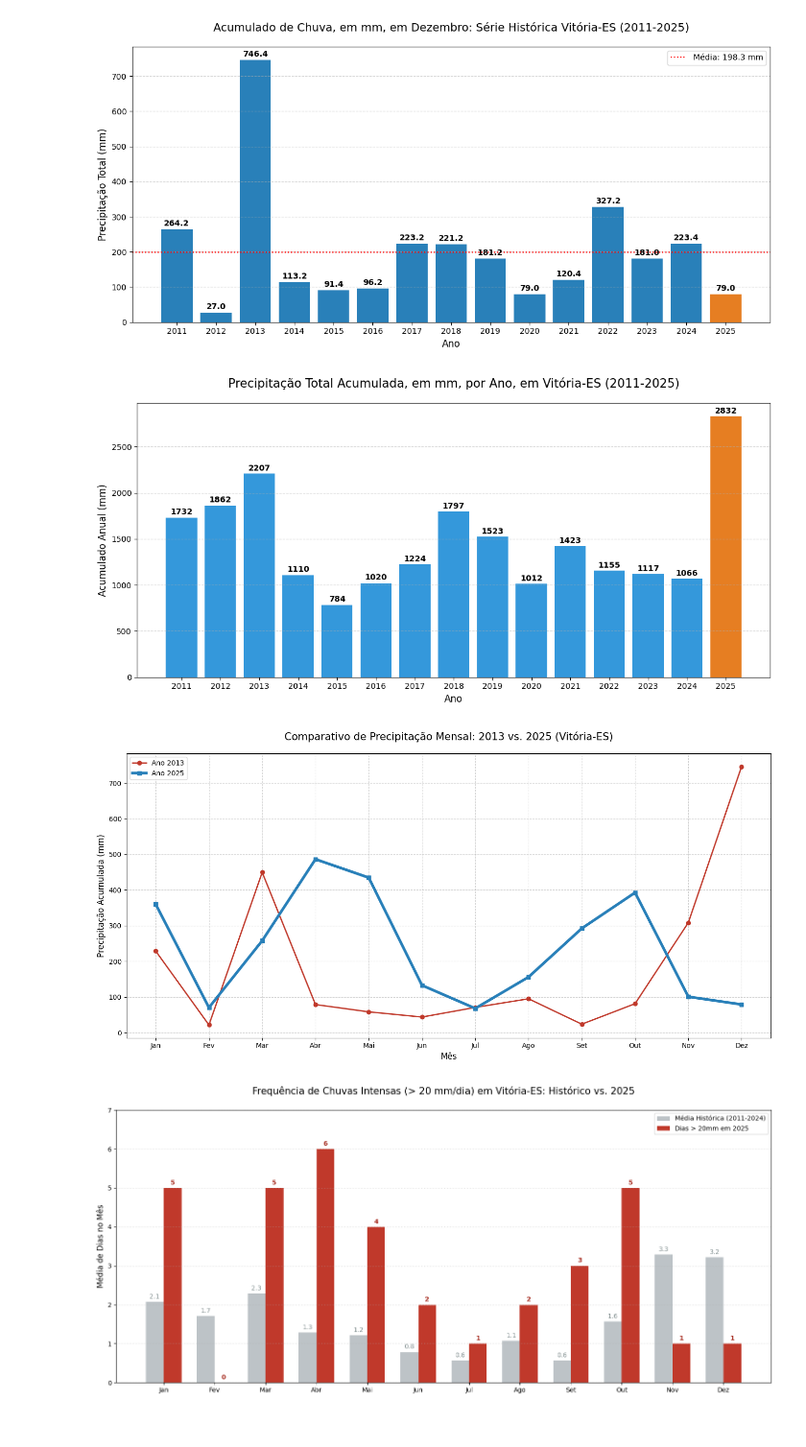
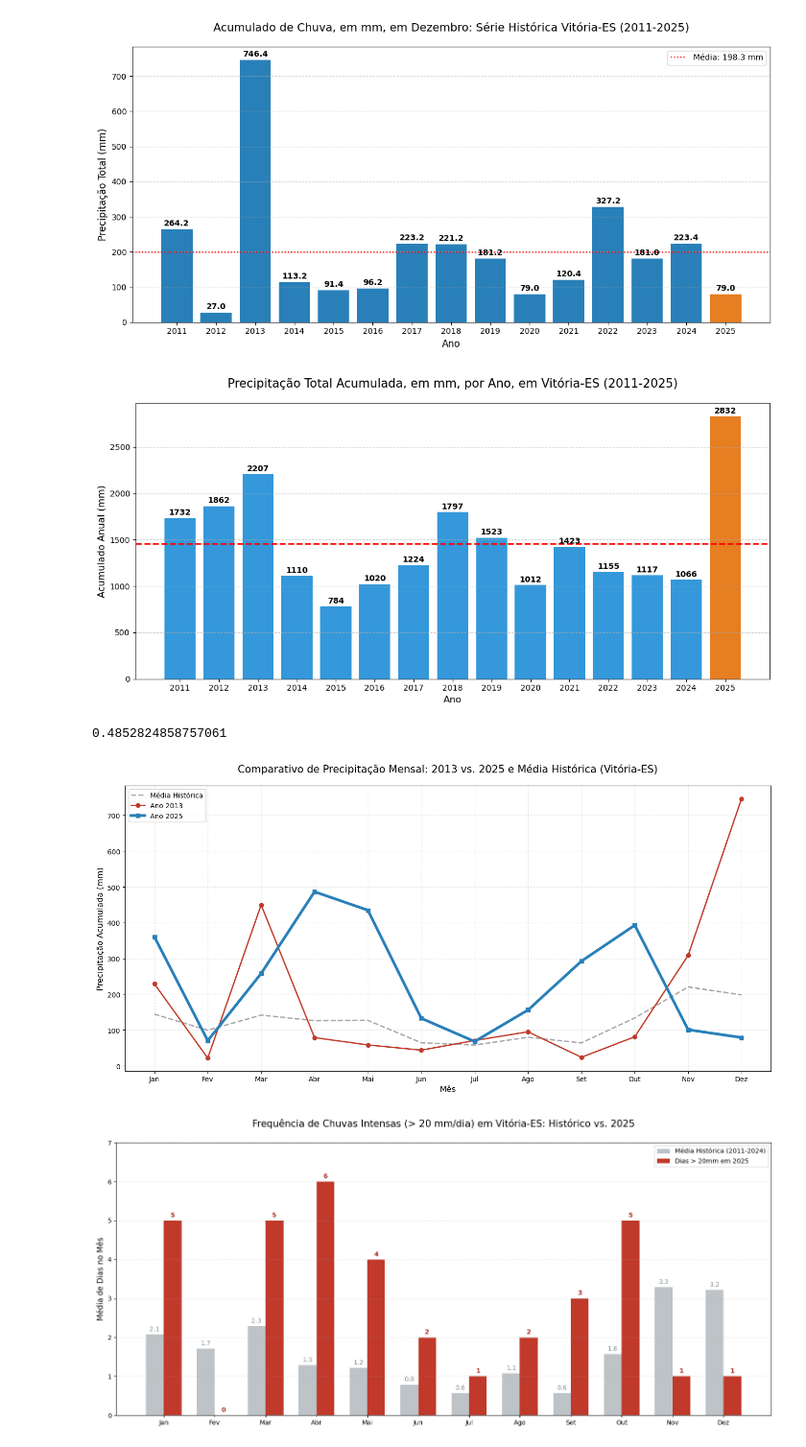
Before and after one commit to Aofacy/secretaria_meio_ambiente, a Jupyter notebook: meteorologia/vitoria/transforming.ipynb, the cells around one changed output. Shown at 96% size. Cells and saved outputs as stored; diff of their text form; code cells hidden in the pictures.

Commit message:
Novos gráficos
Aperfeiçoamento e novos gráficos gerados no dia 15/01/2026

```diff
--- a/meteorologia/vitoria/transforming.ipynb
+++ b/meteorologia/vitoria/transforming.ipynb
@@ -477,0 +497,33 @@ plt.show()
+# %%
+# 1. Preparação: Calculamos o total de chuva para cada mês/ano
+# Nomeamos explicitamente as chaves 'Ano' e 'Mes' para evitar conflito com 'Data'
+chuva_mensal_por_ano = df_meteorologia.groupby(
+    [df_meteorologia['Data'].dt.year.rename('Ano'),
+     df_meteorologia['Data'].dt.month.rename('Mes')]
+)['Precipitacao_mm'].sum().reset_index()
+
+# 2. Calculamos a média desses totais para cada mês (2011-2025)
+media_mensal_periodo = chuva_mensal_por_ano.groupby('Mes')['Precipitacao_mm'].mean()
+
+# 3. Criação do Gráfico de Barras
+plt.figure(figsize=(12, 6))
+meses_nomes = ['Jan', 'Fev', 'Mar', 'Abr', 'Mai', 'Jun', 'Jul', 'Ago', 'Set', 'Out', 'Nov', 'Dez']
+
+# Plotagem com cor institucional (Slate Blue)
+barras = plt.bar(media_mensal_periodo.index, media_mensal_periodo.values, color='#3498db', alpha=0.8)
+
+# Rótulos de dados para precisão técnica na SEMAM
+for barra in barras:
+    yval = barra.get_height()
+    plt.text(barra.get_x() + barra.get_width()/2, yval + 2,
+             f'{yval:.1f}', ha='center', va='bottom', fontweight='bold', fontsize=10)
+
+# Customização final
+plt.title('Média Mensal Histórica de Precipitação (2011-2025) - Vitória-ES', fontsize=15, pad=20)
+plt.ylabel('Precipitação Média Acumulada (mm)', fontsize=12)
+plt.xlabel('Mês', fontsize=12)
+plt.xticks(range(1, 13), meses_nomes)
+plt.grid(axis='y', linestyle='--', alpha=0.4)
+
+plt.tight_layout()
+plt.show()
@@ -599,68 +653,91 @@ plt.show()
 # %%
 # 1. Agrupar os dados por ano e somar a precipitação
 # Extraímos o ano diretamente da coluna de data que você formatou
 acumulado_anual = df_meteorologia.groupby(df_meteorologia['Data'].dt.year)['Precipitacao_mm'].sum()
 
 # 2. Configurar as cores: Azul para o histórico e Laranja para o ano atual (parcial)
 cores = ['#3498db' if ano < 2025 else '#e67e22' for ano in acumulado_anual.index]
 
 # 3. Criar o gráfico de barras
 plt.figure(figsize=(12, 6))
 barras = plt.bar(acumulado_anual.index, acumulado_anual.values, color=cores)
 
 # 4. Adicionar rótulos de dados (Data Labels) no topo de cada barra
 for barra in barras:
     yval = barra.get_height()
     plt.text(barra.get_x() + barra.get_width()/2, yval + 15,
              f'{yval:.0f}', ha='center', va='bottom', fontsize=10, fontweight='bold')
 
 # 5. Customização Técnica
 plt.title('Precipitação Total Acumulada, em mm, por Ano, em Vitória-ES (2011-2025)', fontsize=15, pad=20)
 plt.xlabel('Ano', fontsize=12)
 plt.ylabel('Acumulado Anual (mm)', fontsize=12)
 plt.xticks(acumulado_anual.index) # Garante que todos os anos apareçam no eixo X
 plt.grid(axis='y', linestyle='--', alpha=0.6)
 
+# --- CÁLCULO DA MÉDIA GLOBAL ---
+# Como 2025 está completo, usamos .mean() direto em todo o conjunto de dados
+media_total = acumulado_anual.mean()
+
+# --- LINHA DA MÉDIA ATUALIZADA ---
+# A linha agora representa a média de todo o período (2011-2025)
+plt.axhline(y=media_total, color='red', linestyle='--', linewidth=2,
+            label=f'Média do Período ({media_total:.0f} mm)')
+
 plt.tight_layout()
 plt.show()
 # %% [output]
-[figure, old version]
+[figure, new version]
+# %%
+(2832-media_total)/2832
+# %% [output]
+0.4852824858757061
 # %%
-
 # 1. Preparação: Garantir que temos colunas de Ano e Mês
-# Baseado na limpeza que você já fez no seu notebook
 df_meteorologia['Ano'] = df_meteorologia['Data'].dt.year
 df_meteorologia['Mes'] = df_meteorologia['Data'].dt.month
 
 # 2. Agrupar para obter o acumulado mensal de cada ano
+# Primeiro, somamos a chuva de cada mês/ano
 chuva_mensal_ano = df_meteorologia.groupby(['Ano', 'Mes'])['Precipitacao_mm'].sum().reset_index()
-# 3. Filtrar especificamente os anos de 2013 e 2025
+
+# 3. Calcular a Média Histórica
+# Agora, tiramos a média desses acumulados mensais agrupando apenas por 'Mes'
+media_historica = chuva_mensal_ano.groupby('Mes')['Precipitacao_mm'].mean()
+
+# 4. Filtrar especificamente os anos de 2013 e 2025
 dados_2013 = chuva_mensal_ano[chuva_mensal_ano['Ano'] == 2013].set_index('Mes')['Precipitacao_mm']
 dados_2025 = chuva_mensal_ano[chuva_mensal_ano['Ano'] == 2025].set_index('Mes')['Precipitacao_mm']
 
-# 4. Criação do Gráfico Comparativo
+# 5. Criação do Gráfico Comparativo
 plt.figure(figsize=(14, 7))
+
+# Linha da Média Histórica (Tracejada Cinza)
+plt.plot(media_historica.index, media_historica.values,
+         label='Média Histórica', color='gray', linestyle='--', linewidth=2, alpha=0.7)
 
 # Linha de 2013 (Ano de referência para eventos extremos)
 plt.plot(dados_2013.index, dados_2013.values,
          label='Ano 2013', color='#c0392b', linewidth=2, marker='o')
 
 # Linha de 2025 (Ano Atual)
+# Nota: Se 2025 ainda estiver no início, o gráfico mostrará apenas os meses disponíveis
 plt.plot(dados_2025.index, dados_2025.values,
          label='Ano 2025', color='#2980b9', linewidth=4, marker='s')
 
 # Customização técnica para SEMAM
-plt.title('Comparativo de Precipitação Mensal: 2013 vs. 2025 (Vitória-ES)', fontsize=15, pad=20)
+plt.title('Comparativo de Precipitação Mensal: 2013 vs. 2025 e Média Histórica (Vitória-ES)', fontsize=15, pad=20)
 plt.xlabel('Mês', fontsize=12)
 plt.ylabel('Precipitação Acumulada (mm)', fontsize=12)
 plt.xticks(range(1, 13), ['Jan', 'Fev', 'Mar', 'Abr', 'Mai', 'Jun', 'Jul', 'Ago', 'Set', 'Out', 'Nov', 'Dez'])
 plt.legend()
-plt.grid(True, linestyle='--', alpha=0.6)
+plt.grid(True, linestyle=':', alpha=0.5)
 
 plt.tight_layout()
+plt.savefig('comparativo_precipitacao.png') # Salvando o gráfico conforme as boas práticas de análise
 plt.show()
 # %% [output]
-[figure, old version]
+[figure, new version]
 # %%
 # 1. Agrupar os dados por dia para ter o acumulado diário total
 chuva_diaria = df_meteorologia.groupby('Data')['Precipitacao_mm'].sum().reset_index()
```
Also changed, not shown: parts of 5 cells of this notebook, 2 other files.
